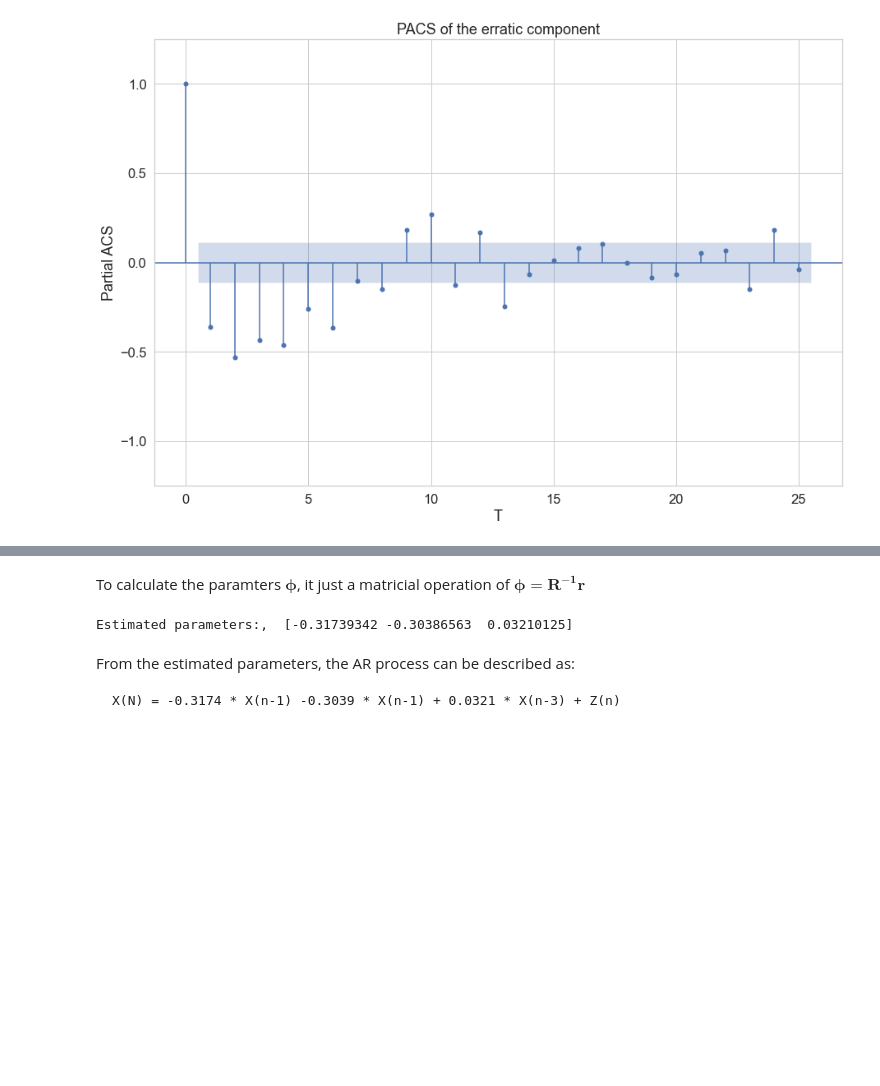
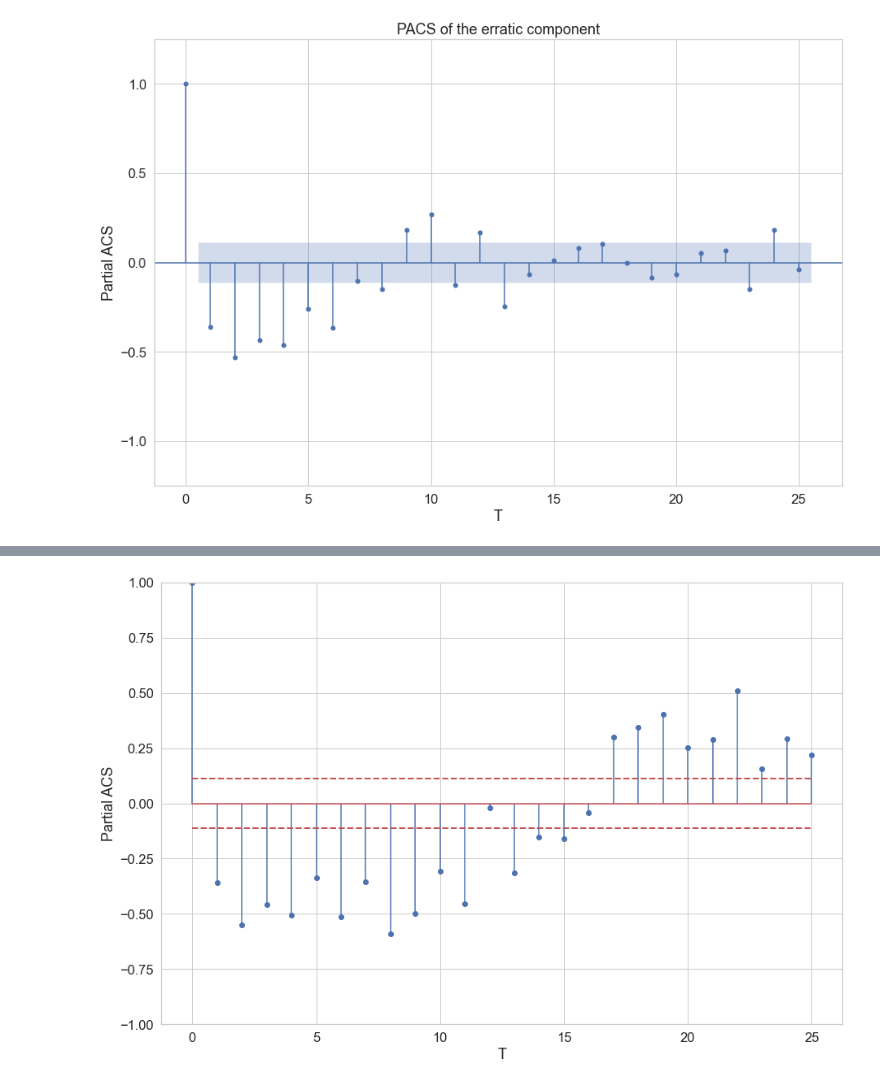
Before and after one commit to PugtgYosuky/Norwegian-CPI-forecast, a Jupyter notebook: ts-models.ipynb, the cells around one changed output, grey strips where cells are left out. Cells and saved outputs as stored; diff of their text form; code cells hidden in the pictures; blank space fills up the shorter version.

```diff
--- a/ts-models.ipynb
+++ b/ts-models.ipynb
@@ -290,2 +256,0 @@ $\\\underbrace{\left[\begin{array}{c}\rho_{XX}(1)\\\rho_{XX}(2)\\\vdots\\\rho_{X
-# %% [markdown]
-To calculate the paramters $\mathbf{\phi}$, it just a matricial operation of  $\mathbf{\phi}=\mathbf{R^{-1}}\mathbf{r}$
@@ -305,8 +256,0 @@ phi = np.dot(np.linalg.inv(R), ACS[1:].T)
-# %%
-print('Estimated parameters:, ', phi)
-# %% [output]
-Estimated parameters:,  [-0.31739342 -0.30386563  0.03210125]
-# %% [markdown]
-From the estimated parameters, the AR process can be described as:
-
-    X(N) = -0.3174 * X(n-1) -0.3039 * X(n-1) + 0.0321 * X(n-3) + Z(n)
@@ -312,0 +259,11 @@ From the estimated parameters, the AR process can be described as:
+# %%
+fig, ax = plt.subplots(1, figsize=(15, 10))
+ax.stem(pcorrl.index,pcorrl['PACS'])
+ax.plot(pcorrl.index,pcorrl['upsig'],linestyle='--', color='r', linewidth=2)
+ax.plot(pcorrl.index,pcorrl['dnsig'],linestyle='--', color='r', linewidth=2)
+ax.set_ylim([-1, 1])
+plt.xlabel('T')
+plt.ylabel('Partial ACS')
+plt.show()
+# %% [output]
+[figure, added]
```
Also changed, not shown: parts of 90 cells of this notebook, 1 other file.
